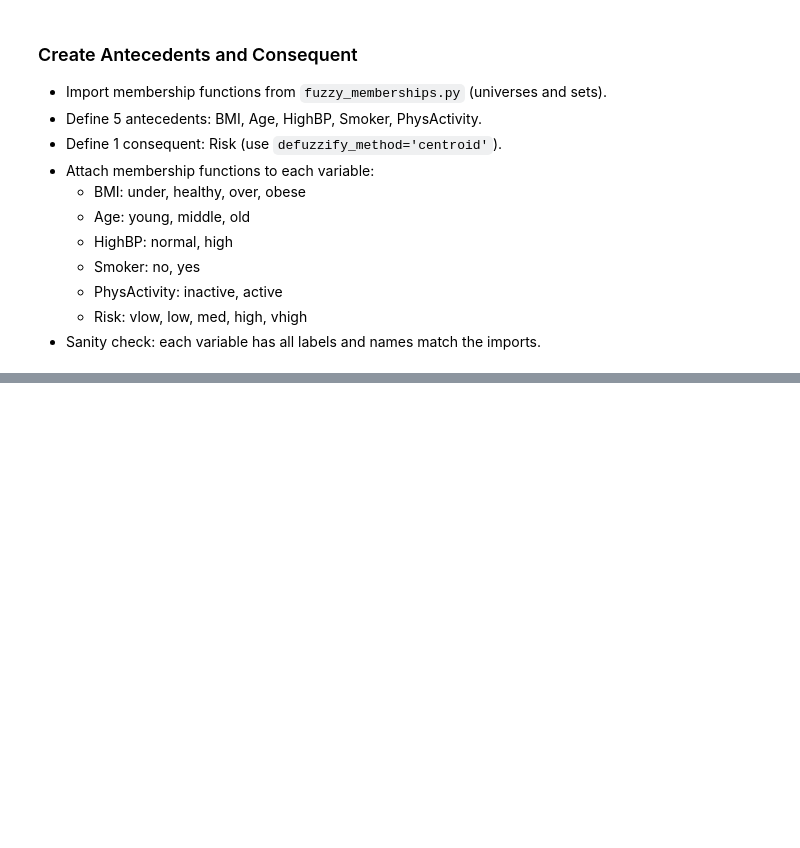
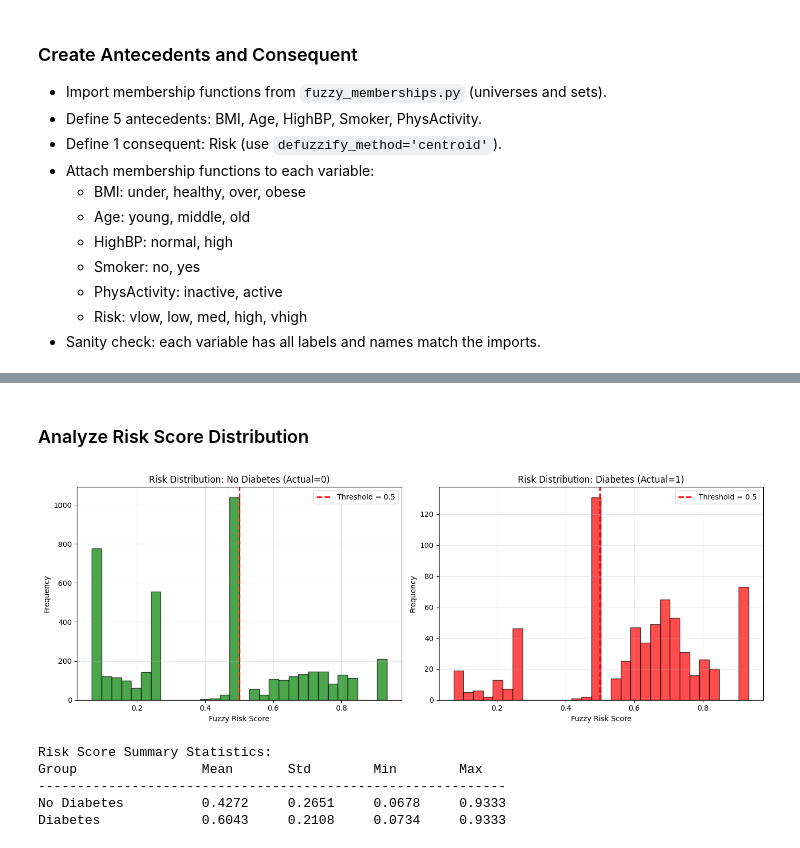
Before and after one commit to teams-projects/Fuzzy-Rule-Based-Medical-Diagnosis-System-for-Diabetes-Risk, a Jupyter notebook: notebook/fuzzy_system.ipynb, the cells around one changed output, grey strips where cells are left out. Saved outputs shown, nothing was run; the diff lists cells and outputs as text; code cells hidden in the pictures; blank space fills up the shorter version.

Commit message:
fuzzy system

```diff
--- a/notebook/fuzzy_system.ipynb
+++ b/notebook/fuzzy_system.ipynb
@@ -79,0 +292,13 @@ risk['vhigh'] = risk_vhigh
+# %%
+# Case 5: Triple Threat (Worst Case)
+risk_sim.input['BMI'] = 0.95
+risk_sim.input['Age'] = 0.95
+risk_sim.input['HighBP'] = 1.0
+risk_sim.input['Smoker'] = 1.0
+risk_sim.input['PhysActivity'] = 0.0
+risk_sim.compute()
+
+print("Case 5: Triple Threat (Worst Case)")
+print(f"  Inputs: BMI=0.95, Age=0.95, HighBP=1.0, Smoker=1.0, Active=0.0")
+print(f"  Expected: Very High Risk")
+print(f"  Output: {risk_sim.output['Risk']:.4f}")
@@ -79,0 +465,48 @@ risk['vhigh'] = risk_vhigh
+# %% [markdown]
+### Analyze Risk Score Distribution
+# %%
+import matplotlib.pyplot as plt
+
+# Risk distribution by actual diabetes status
+fig, axes = plt.subplots(1, 2, figsize=(14, 5))
+
+# Histogram for No Diabetes
+axes[0].hist(df_sample[df_sample['Diabetes_binary']==0]['Fuzzy_Risk'],
+             bins=30, color='green', alpha=0.7, edgecolor='black')
+axes[0].axvline(best_threshold, color='red', linestyle='--', linewidth=2, label=f'Threshold = {best_threshold}')
+axes[0].set_xlabel('Fuzzy Risk Score')
+axes[0].set_ylabel('Frequency')
+axes[0].set_title('Risk Distribution: No Diabetes (Actual=0)')
+axes[0].legend()
+axes[0].grid(alpha=0.3)
+
+# Histogram for Diabetes
+axes[1].hist(df_sample[df_sample['Diabetes_binary']==1]['Fuzzy_Risk'],
+             bins=30, color='red', alpha=0.7, edgecolor='black')
+axes[1].axvline(best_threshold, color='red', linestyle='--', linewidth=2, label=f'Threshold = {best_threshold}')
+axes[1].set_xlabel('Fuzzy Risk Score')
+axes[1].set_ylabel('Frequency')
+axes[1].set_title('Risk Distribution: Diabetes (Actual=1)')
+axes[1].legend()
+axes[1].grid(alpha=0.3)
+
+plt.tight_layout()
+plt.show()
+
+# Summary statistics
+print("\nRisk Score Summary Statistics:")
+print(f"{'Group':<20} {'Mean':<10} {'Std':<10} {'Min':<10} {'Max':<10}")
+print("-"*60)
+
+no_diabetes = df_sample[df_sample['Diabetes_binary']==0]['Fuzzy_Risk']
+diabetes = df_sample[df_sample['Diabetes_binary']==1]['Fuzzy_Risk']
+
+print(f"{'No Diabetes':<20} {no_diabetes.mean():.4f}     {no_diabetes.std():.4f}     {no_diabetes.min():.4f}     {no_diabetes.max():.4f}")
+print(f"{'Diabetes':<20} {diabetes.mean():.4f}     {diabetes.std():.4f}     {diabetes.min():.4f}     {diabetes.max():.4f}")
+# %% [output]
+[figure, added]
+Risk Score Summary Statistics:
+Group                Mean       Std        Min        Max
+------------------------------------------------------------
+No Diabetes          0.4272     0.2651     0.0678     0.9333
+Diabetes             0.6043     0.2108     0.0734     0.9333
```
Also changed, not shown: parts of 31 cells of this notebook, 1 other file.
